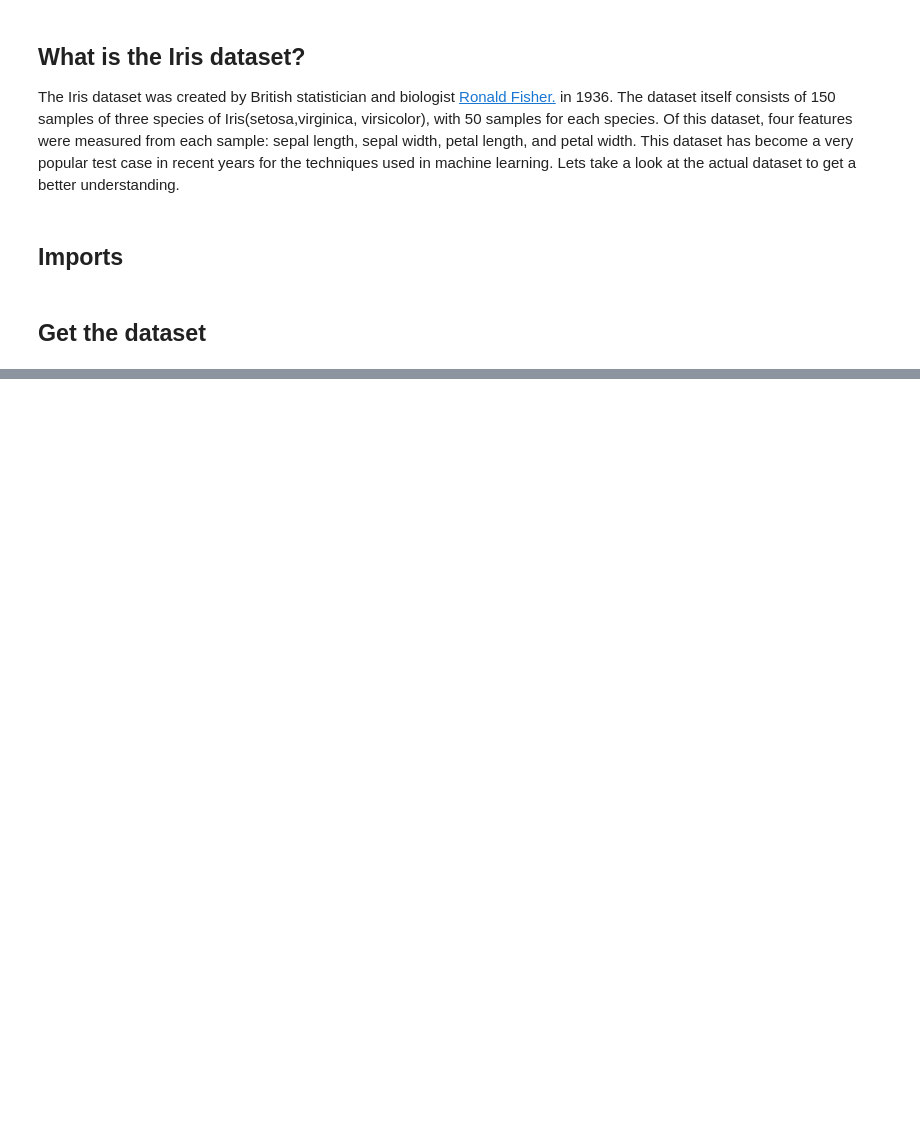
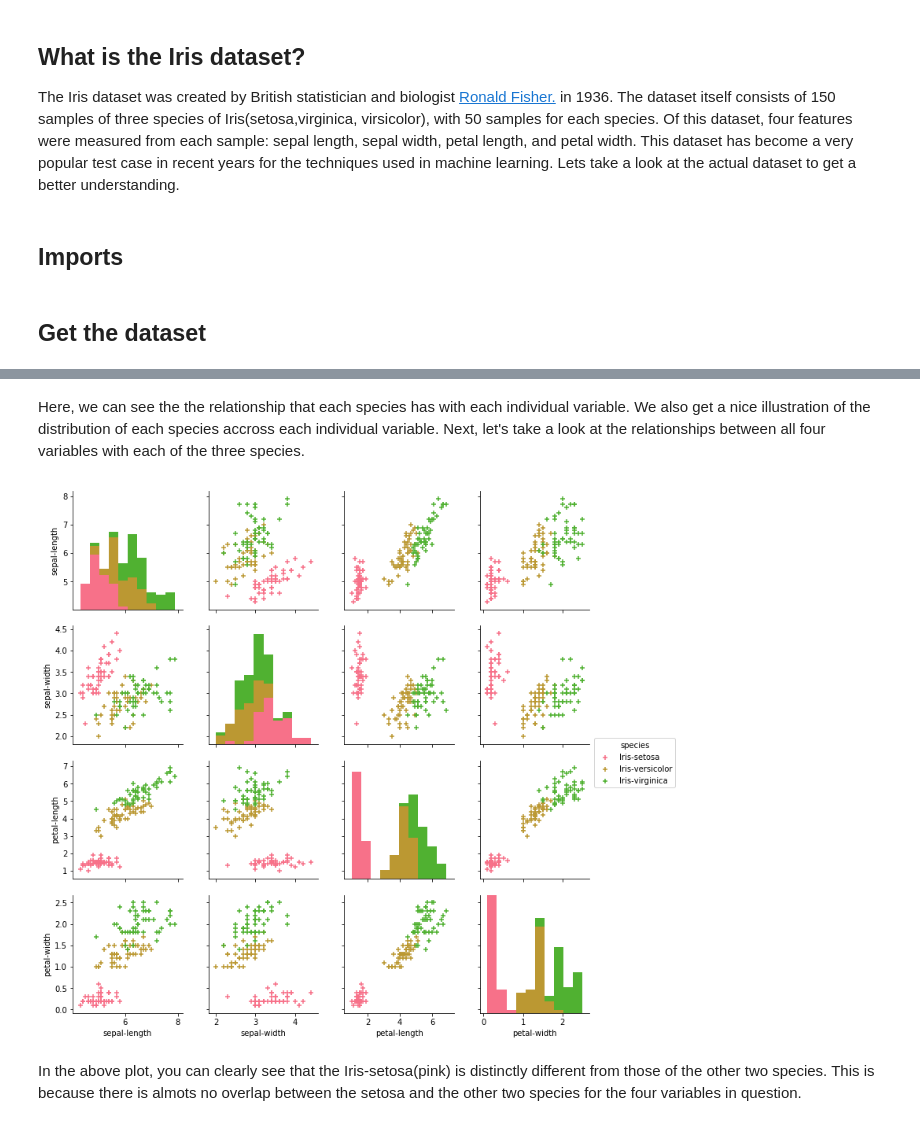
Before and after one commit to garyconnelly1/EmergingTechnology, a Jupyter notebook: Iris dataset notebook/Iris Dataset.ipynb, the cells around one changed output, grey strips where cells are left out. Drawn from its saved outputs; the diff is of its cells as text; code cells hidden in the pictures; blank space fills up the shorter version.

```diff
--- a/Iris dataset notebook/Iris Dataset.ipynb
+++ b/Iris dataset notebook/Iris Dataset.ipynb
@@ -24,0 +95,10 @@ dataFrame = pd.read_csv(url, names=headings)
+# %% [markdown]
+Here, we can see the the relationship that each species has with each individual variable. We also get a nice illustration of the distribution of each species accross each individual variable.
+Next, let's take a look at the relationships between all four variables with each of the three species.
+# %%
+g = sns.pairplot(data, hue='species', markers='+')
+plt.show()
+# %% [output]
+[figure, added]
+# %% [markdown]
+In the above plot, you can clearly see that the Iris-setosa(pink) is distinctly different from those of the other two species. This is because there is almots no overlap between the setosa and the other two species for the four variables in question.
```
Also changed, not shown: parts of 12 cells of this notebook.
